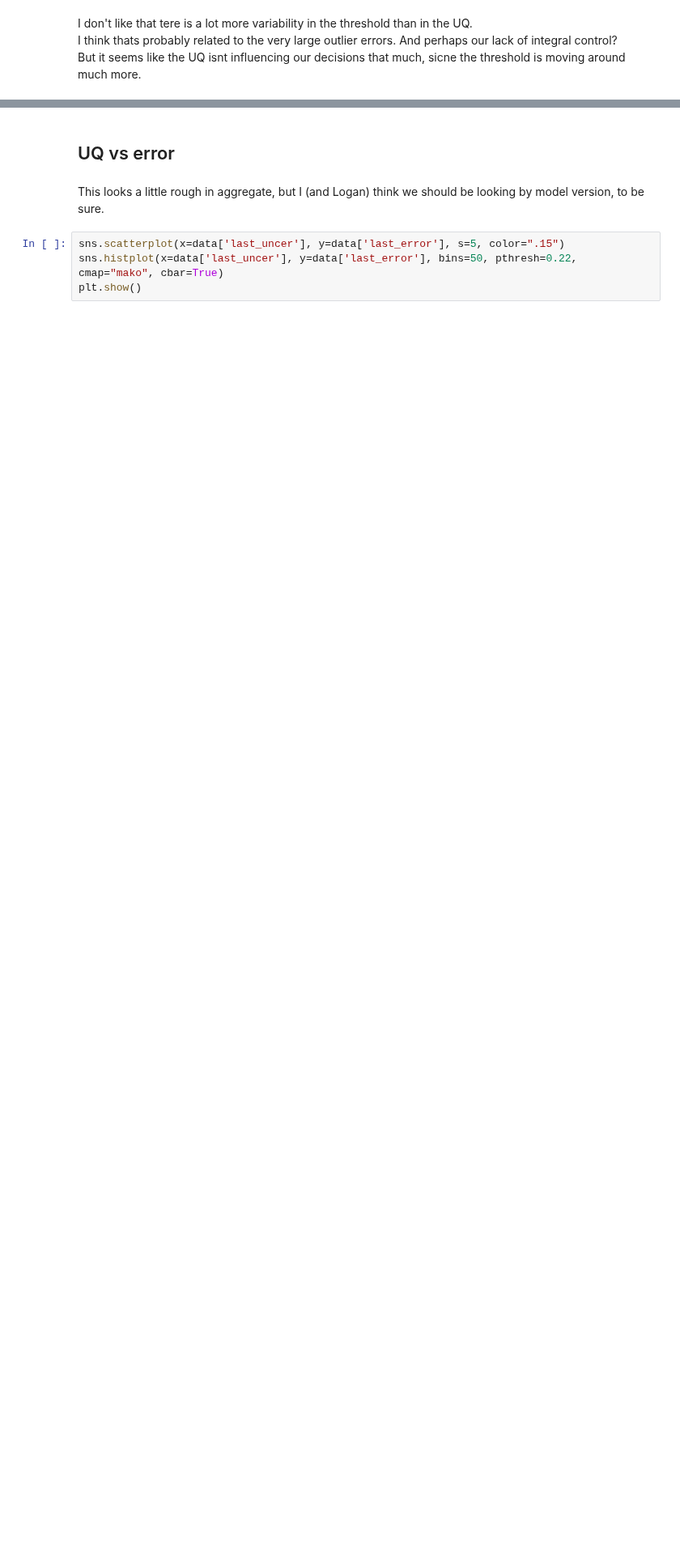
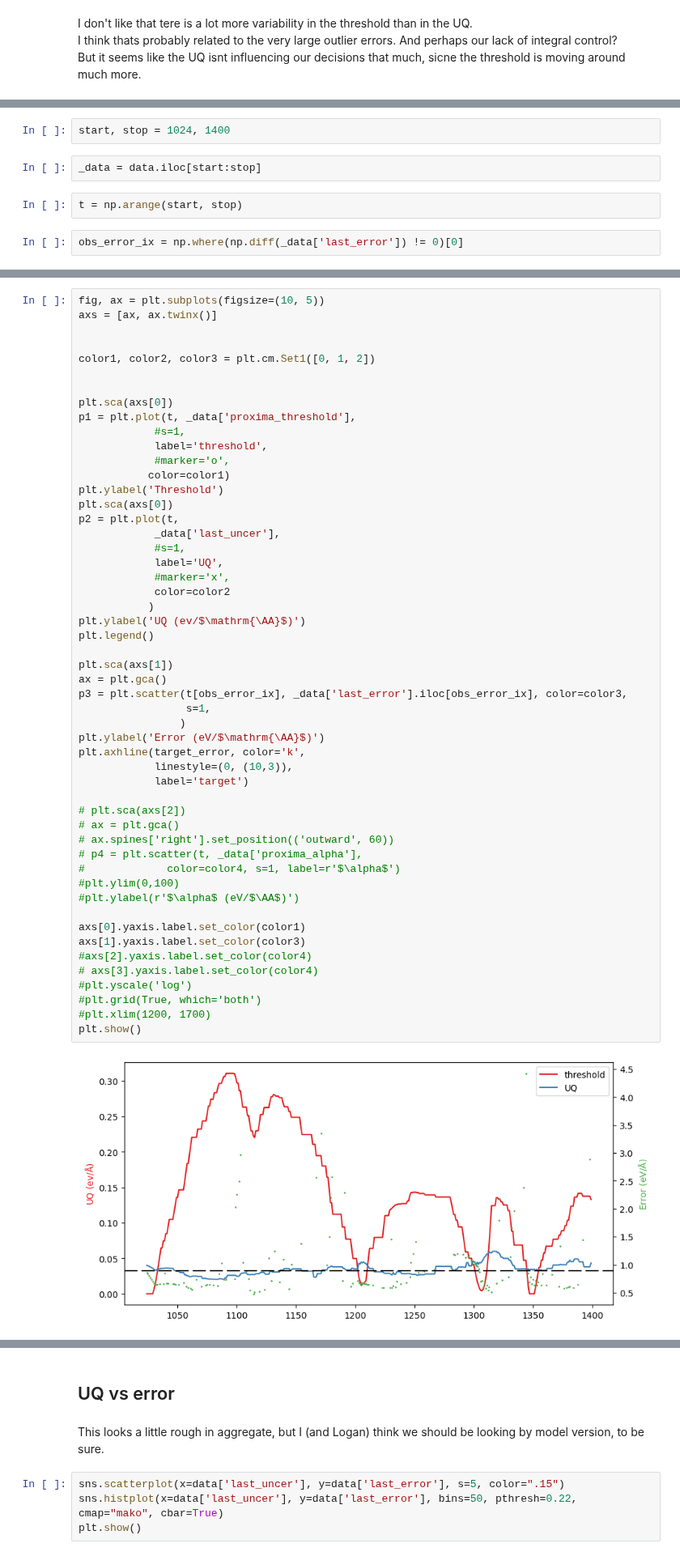
Before and after one commit to globus-labs/cascade, a Jupyter notebook: 2_proxima/2_examine_controller.ipynb, the cells around one changed output, grey strips where cells are left out. Shown at 81% size. Saved outputs shown, nothing was run; the diff lists cells and outputs as text; blank space fills up the shorter version.

```diff
--- a/2_proxima/2_examine_controller.ipynb
+++ b/2_proxima/2_examine_controller.ipynb
@@ -152,0 +163,8 @@ But it seems like the UQ isnt influencing our decisions that much, sicne the thr
+# %%
+start, stop = 1024, 1400
+# %%
+_data = data.iloc[start:stop]
+# %%
+t = np.arange(start, stop)
+# %%
+obs_error_ix = np.where(np.diff(_data['last_error']) != 0)[0]
@@ -153,3 +177,57 @@ But it seems like the UQ isnt influencing our decisions that much, sicne the thr
+# %%
+fig, ax = plt.subplots(figsize=(10, 5))
+axs = [ax, ax.twinx()]
+
+
+color1, color2, color3 = plt.cm.Set1([0, 1, 2])
+
+
+plt.sca(axs[0])
+p1 = plt.plot(t, _data['proxima_threshold'],
+            #s=1,
+            label='threshold',
+            #marker='o',
+           color=color1)
+plt.ylabel('Threshold')
+plt.sca(axs[0])
+p2 = plt.plot(t,
+            _data['last_uncer'],
+            #s=1,
+            label='UQ',
+            #marker='x',
+            color=color2
+           )
+plt.ylabel('UQ (ev/$\mathrm{\AA}$)')
+plt.legend()
+
+plt.sca(axs[1])
+ax = plt.gca()
+p3 = plt.scatter(t[obs_error_ix], _data['last_error'].iloc[obs_error_ix], color=color3,
+                 s=1,
+                )
+plt.ylabel('Error (eV/$\mathrm{\AA}$)')
+plt.axhline(target_error, color='k',
+            linestyle=(0, (10,3)),
+            label='target')
+
+# plt.sca(axs[2])
+# ax = plt.gca()
+# ax.spines['right'].set_position(('outward', 60))
+# p4 = plt.scatter(t, _data['proxima_alpha'],
+#             color=color4, s=1, label=r'$\alpha$')
+#plt.ylim(0,100)
+#plt.ylabel(r'$\alpha$ (eV/$\AA$)')
+
+axs[0].yaxis.label.set_color(color1)
+axs[1].yaxis.label.set_color(color3)
+#axs[2].yaxis.label.set_color(color4)
+# axs[3].yaxis.label.set_color(color4)
+#plt.yscale('log')
+#plt.grid(True, which='both')
+#plt.xlim(1200, 1700)
+plt.show()
+# %% [output]
+[figure, added]
 # %%
 fig, ax = plt.subplots(2, figsize=(7.5, 3))
 plt.sca(ax[0])
```
Also changed, not shown: parts of 12 cells of this notebook.
